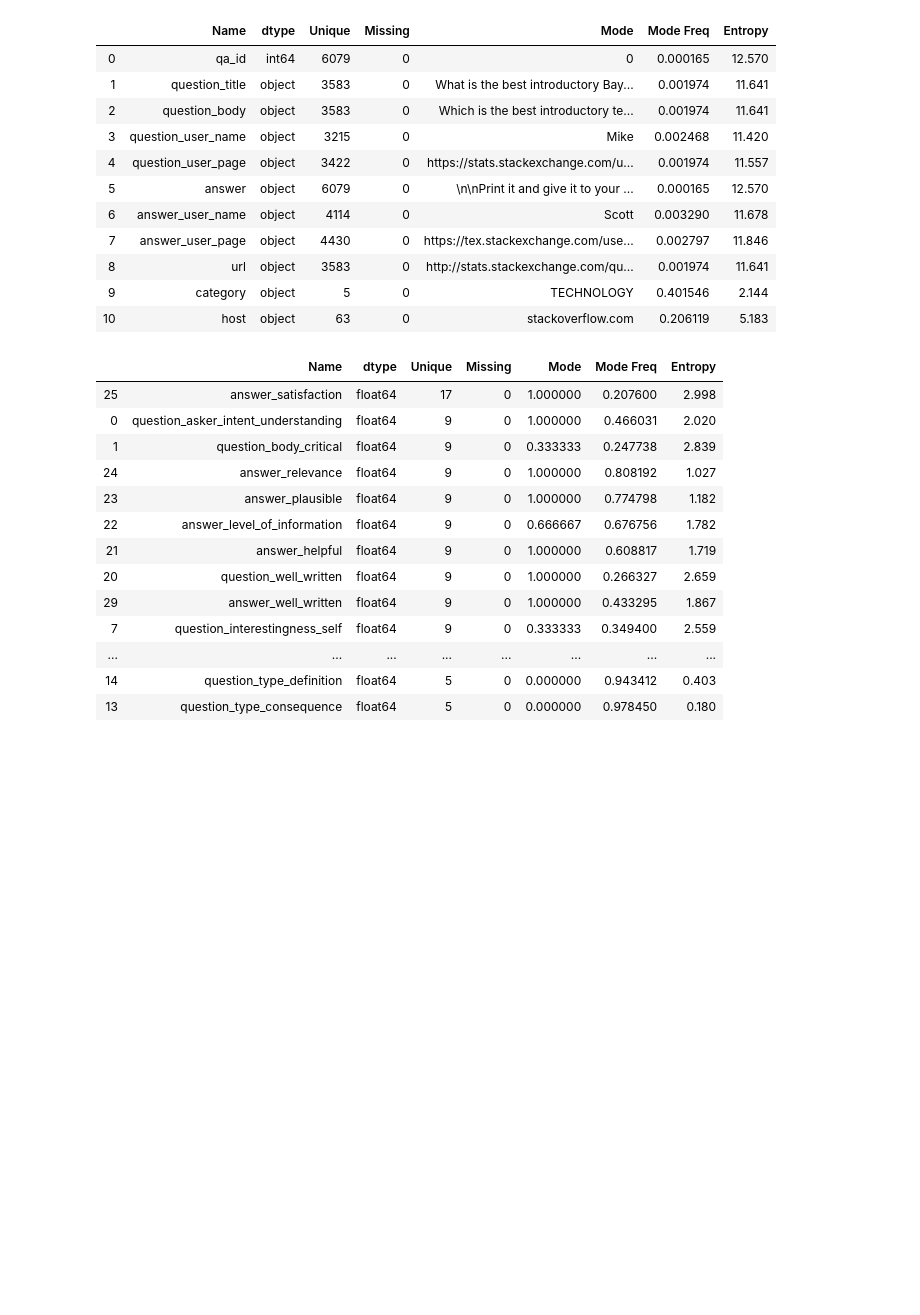
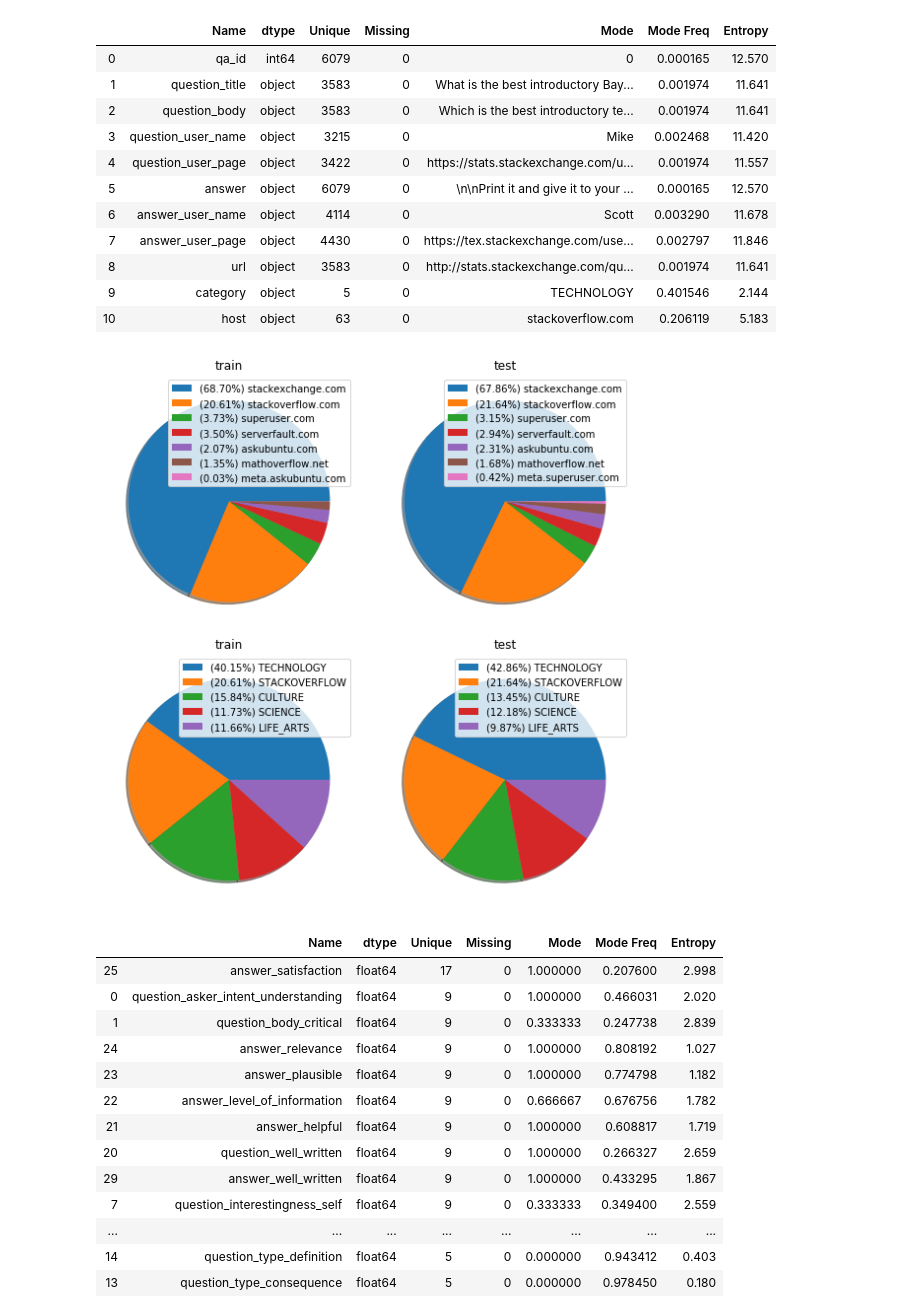
Before and after one commit to KasoLu/FLIP01, a Jupyter notebook: Code/project.ipynb, the cells around one changed output. Saved outputs shown, nothing was run; the diff lists cells and outputs as text; code cells hidden in the pictures; blank space fills up the shorter version.

```diff
--- a/Code/project.ipynb
+++ b/Code/project.ipynb
@@ -78,3 +90,24 @@ summary_data
+# %%
+fig, axes = plt.subplots(2,2, figsize=(8,8))
+axes = axes.ravel()
+
+def draw_pie(df,col, pos, legend_loc, title):
+    ax = axes[pos]
+    temp = df[col].value_counts(normalize=True)
+    patches = ax.pie(temp.values, shadow=True)
+    ax.set_title(title)
+    labels = [str.format('({:.2%}) {}',temp.values[i],temp.index[i]) for i in range(len(temp))]
+    ax.legend(patches, labels=labels, loc=legend_loc)
+
+draw_pie(train_set, 'host', 0, 'best', 'train')
+draw_pie(test_set , 'host', 1, 'best', 'test')
+draw_pie(train_set, 'category', 2, 'best','train')
+draw_pie(test_set , 'category', 3, 'best','test')
+plt.tight_layout()
+plt.show()
+plt.close()
+# %% [output]
+[figure, added]
 # %%
 summary_target = get_summary(train_set[target_cols])
 s_summary_target = summary_target.sort_values('Unique',ascending=False)
```
Also changed, not shown: parts of 12 cells of this notebook.
